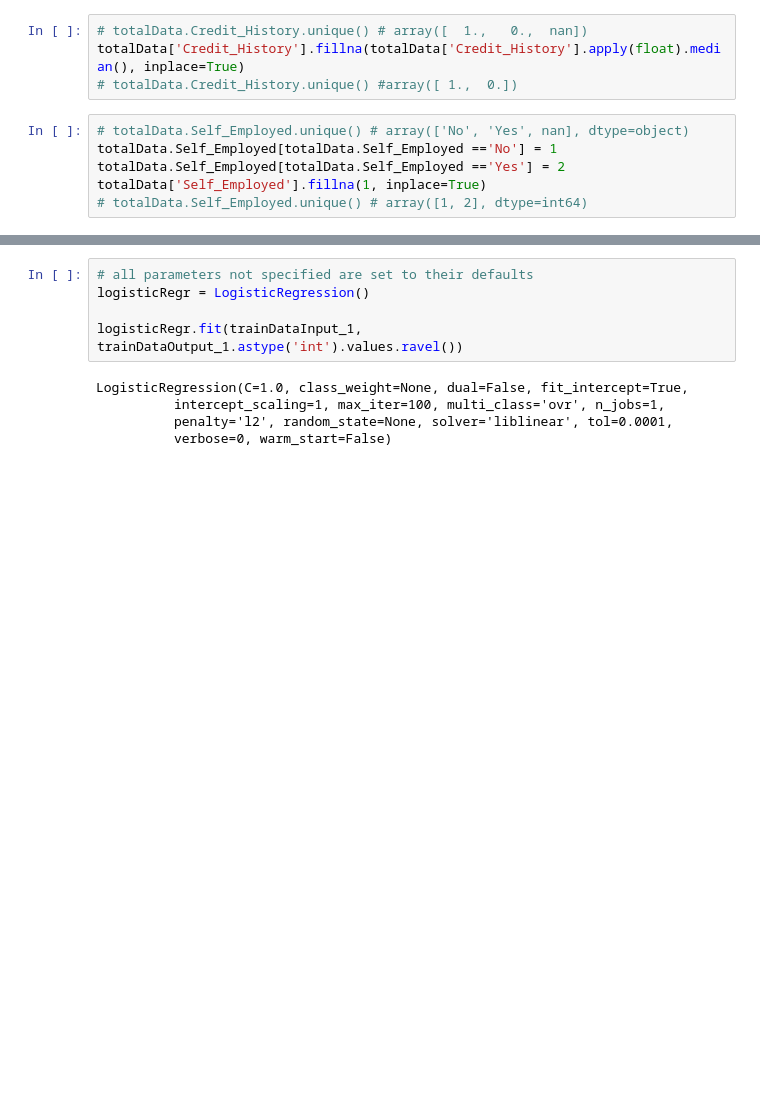
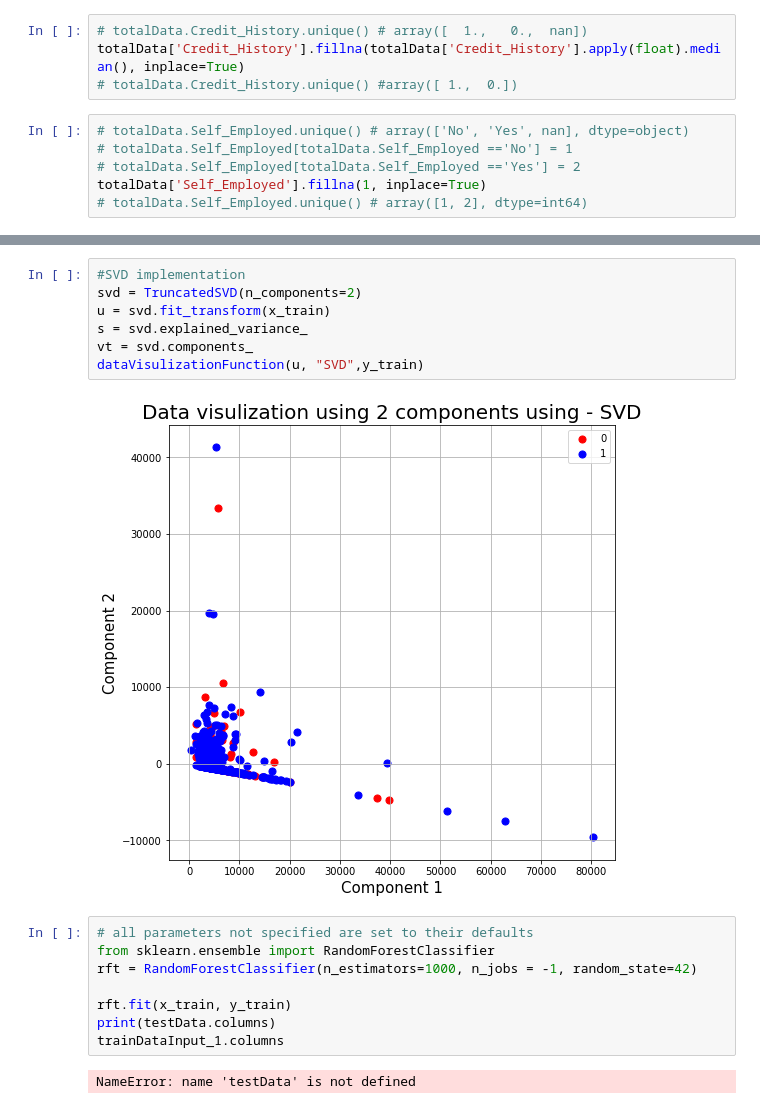
Before and after one commit to Thek10patil/Loan-Classification-Problem, a Jupyter notebook: LogisticRegressionLoanProblem.ipynb, the cells around one changed output, grey strips where cells are left out. Saved outputs shown, nothing was run; the diff lists cells and outputs as text; blank space fills up the shorter version.

```diff
--- a/LogisticRegressionLoanProblem.ipynb
+++ b/LogisticRegressionLoanProblem.ipynb
@@ -89,8 +96,8 @@ totalData['Credit_History'].fillna(totalData['Credit_History'].apply(float).medi
 # totalData.Credit_History.unique() #array([ 1.,  0.])
 # %%
 # totalData.Self_Employed.unique() # array(['No', 'Yes', nan], dtype=object)
-totalData.Self_Employed[totalData.Self_Employed =='No'] = 1
-totalData.Self_Employed[totalData.Self_Employed =='Yes'] = 2
+# totalData.Self_Employed[totalData.Self_Employed =='No'] = 1
+# totalData.Self_Employed[totalData.Self_Employed =='Yes'] = 2
 totalData['Self_Employed'].fillna(1, inplace=True)
 # totalData.Self_Employed.unique() # array([1, 2], dtype=int64)
 # %%
@@ -127,11 +171,20 @@ testData.fillna(0,inplace=True)
+# %%
+#SVD implementation
+svd = TruncatedSVD(n_components=2)
+u = svd.fit_transform(x_train)
+s = svd.explained_variance_
+vt = svd.components_
+dataVisulizationFunction(u, "SVD",y_train)
+# %% [output]
+[figure, added]
 # %%
 # all parameters not specified are set to their defaults
-logisticRegr = LogisticRegression()
+from sklearn.ensemble import RandomForestClassifier
+rft = RandomForestClassifier(n_estimators=1000, n_jobs = -1, random_state=42)
 
-logisticRegr.fit(trainDataInput_1, trainDataOutput_1.astype('int').values.ravel())
+rft.fit(x_train, y_train)
+print(testData.columns)
+trainDataInput_1.columns
 # %% [output]
-LogisticRegression(C=1.0, class_weight=None, dual=False, fit_intercept=True,
-          intercept_scaling=1, max_iter=100, multi_class='ovr', n_jobs=1,
-          penalty='l2', random_state=None, solver='liblinear', tol=0.0001,
-          verbose=0, warm_start=False)
+NameError: name 'testData' is not defined
 # %%
```
Also changed, not shown: parts of 15 cells of this notebook.
